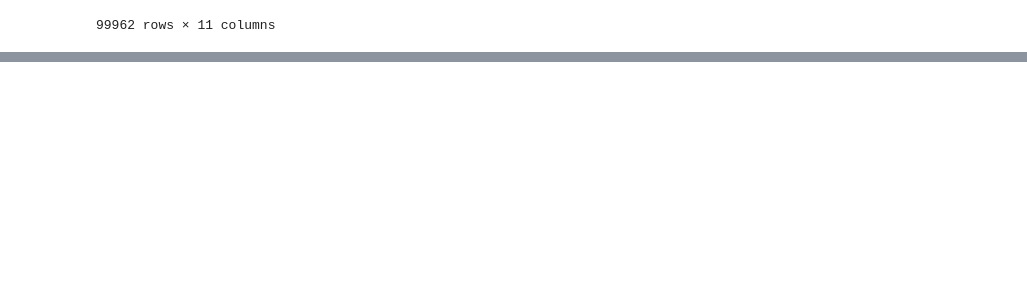
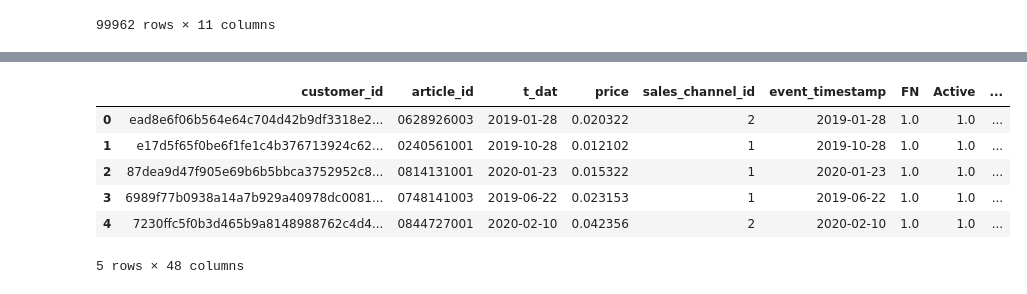
Before and after one commit to sakib-hasan-11/END-TO-END-RECOMMENDATION-SYSTEM, a Jupyter notebook: notebooks/EDA.ipynb, the cells around one changed output, grey strips where cells are left out. Saved outputs shown, nothing was run; the diff lists cells and outputs as text; code cells hidden in the pictures; blank space fills up the shorter version.

```diff
--- a/notebooks/EDA.ipynb
+++ b/notebooks/EDA.ipynb
@@ -121,0 +174,14 @@ df.head()
+# %%
+df=pd.read_parquet(
+    path="s3://recommendation-system-1149/prepared_datasets/test/two_tower/dataset/two-tower_chunk_00000.parquet"
+)
+# %%
+df.head()
+# %% [output]
+|  | customer_id | article_id | t_dat | price | sales_channel_id | event_timestamp | FN | Active | ... |
+| 0 | ead8e6f06b564e64c704d42b9df3318e2... | 0628926003 | 2019-01-28 | 0.020322 | 2 | 2019-01-28 | 1.0 | 1.0 | ... |
+| 1 | e17d5f65f0be6f1fe1c4b376713924c62... | 0240561001 | 2019-10-28 | 0.012102 | 1 | 2019-10-28 | 1.0 | 1.0 | ... |
+| 2 | 87dea9d47f905e69b6b5bbca3752952c8... | 0814131001 | 2020-01-23 | 0.015322 | 1 | 2020-01-23 | 1.0 | 1.0 | ... |
+| 3 | 6989f77b0938a14a7b929a40978dc0081... | 0748141003 | 2019-06-22 | 0.023153 | 1 | 2019-06-22 | 1.0 | 1.0 | ... |
+| 4 | 7230ffc5f0b3d465b9a8148988762c4d4... | 0844727001 | 2020-02-10 | 0.042356 | 2 | 2020-02-10 | 1.0 | 1.0 | ... |
+5 rows × 48 columns
```
Also changed, not shown: parts of 6 cells of this notebook, 6 other files.
